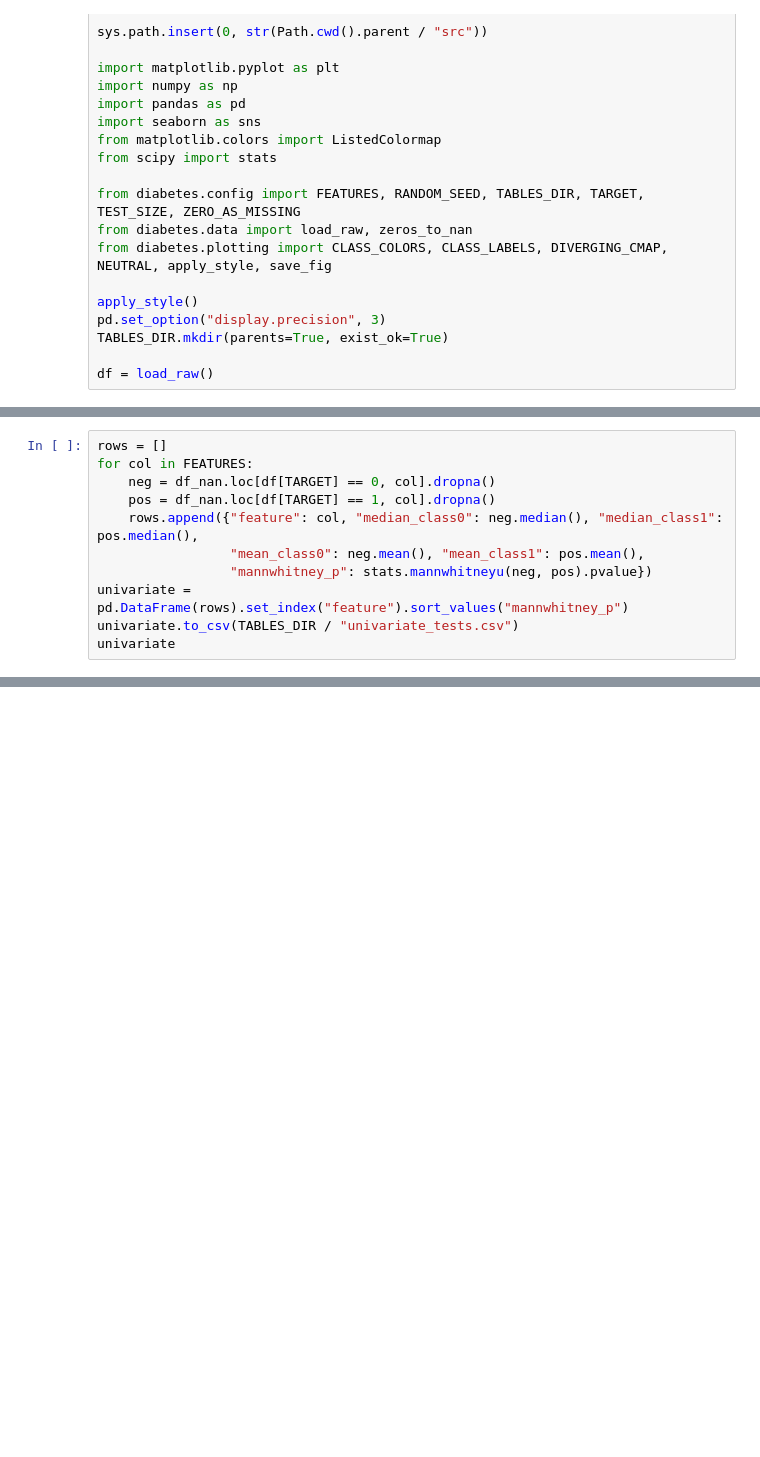
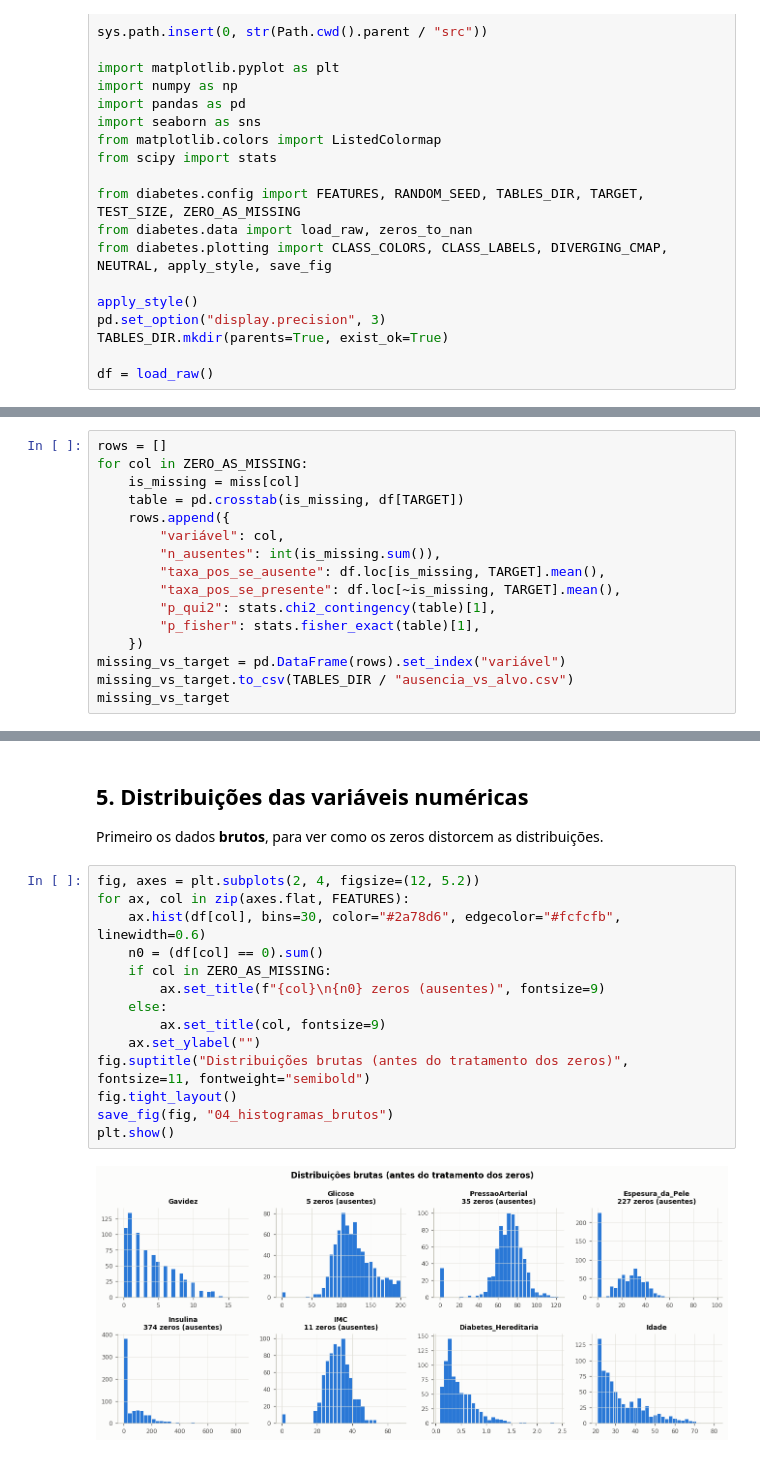
Before and after one commit to lucasdrandrade/diabete-ml-classifier, a Jupyter notebook: notebooks/01_eda.ipynb, the cells around one changed output, grey strips where cells are left out. Cells and saved outputs as stored; diff of their text form; blank space fills up the shorter version.

```diff
--- a/notebooks/01_eda.ipynb
+++ b/notebooks/01_eda.ipynb
@@ -447,11 +36,0 @@ target_corr
-# %%
-rows = []
-for col in FEATURES:
-    neg = df_nan.loc[df[TARGET] == 0, col].dropna()
-    pos = df_nan.loc[df[TARGET] == 1, col].dropna()
-    rows.append({"feature": col, "median_class0": neg.median(), "median_class1": pos.median(),
-                 "mean_class0": neg.mean(), "mean_class1": pos.mean(),
-                 "mannwhitney_p": stats.mannwhitneyu(neg, pos).pvalue})
-univariate = pd.DataFrame(rows).set_index("feature").sort_values("mannwhitney_p")
-univariate.to_csv(TABLES_DIR / "univariate_tests.csv")
-univariate
@@ -618,0 +237,16 @@ view.set_index(["model", "strategy"]).sort_index(level=0, sort_remaining=False)
+# %%
+rows = []
+for col in ZERO_AS_MISSING:
+    is_missing = miss[col]
+    table = pd.crosstab(is_missing, df[TARGET])
+    rows.append({
+        "variável": col,
+        "n_ausentes": int(is_missing.sum()),
+        "taxa_pos_se_ausente": df.loc[is_missing, TARGET].mean(),
+        "taxa_pos_se_presente": df.loc[~is_missing, TARGET].mean(),
+        "p_qui2": stats.chi2_contingency(table)[1],
+        "p_fisher": stats.fisher_exact(table)[1],
+    })
+missing_vs_target = pd.DataFrame(rows).set_index("variável")
+missing_vs_target.to_csv(TABLES_DIR / "ausencia_vs_alvo.csv")
+missing_vs_target
@@ -618,0 +267,20 @@ view.set_index(["model", "strategy"]).sort_index(level=0, sort_remaining=False)
+# %% [markdown]
+## 5. Distribuições das variáveis numéricas
+
+Primeiro os dados **brutos**, para ver como os zeros distorcem as distribuições.
+# %%
+fig, axes = plt.subplots(2, 4, figsize=(12, 5.2))
+for ax, col in zip(axes.flat, FEATURES):
+    ax.hist(df[col], bins=30, color="#2a78d6", edgecolor="#fcfcfb", linewidth=0.6)
+    n0 = (df[col] == 0).sum()
+    if col in ZERO_AS_MISSING:
+        ax.set_title(f"{col}\n{n0} zeros (ausentes)", fontsize=9)
+    else:
+        ax.set_title(col, fontsize=9)
+    ax.set_ylabel("")
+fig.suptitle("Distribuições brutas (antes do tratamento dos zeros)", fontsize=11, fontweight="semibold")
+fig.tight_layout()
+save_fig(fig, "04_histogramas_brutos")
+plt.show()
+# %% [output]
+[figure, added]
```
Also changed, not shown: parts of 74 cells of this notebook, 29 other files.
